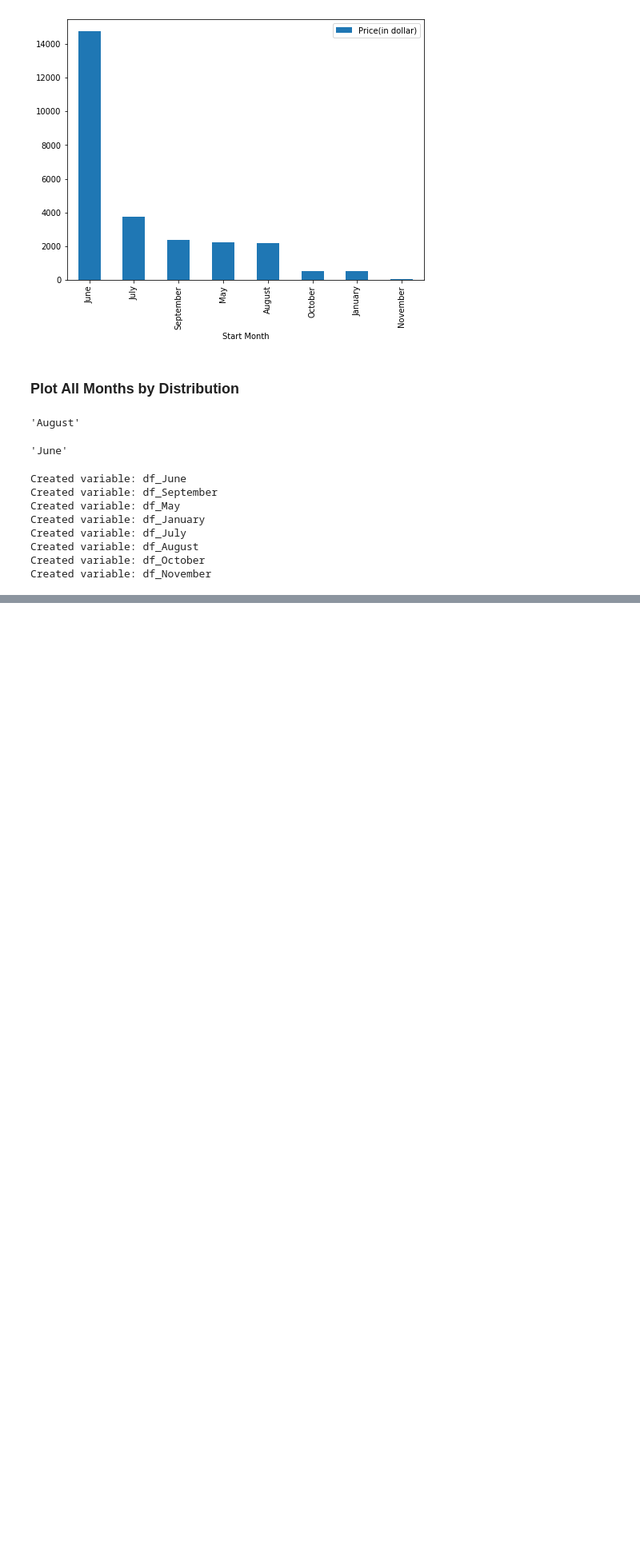
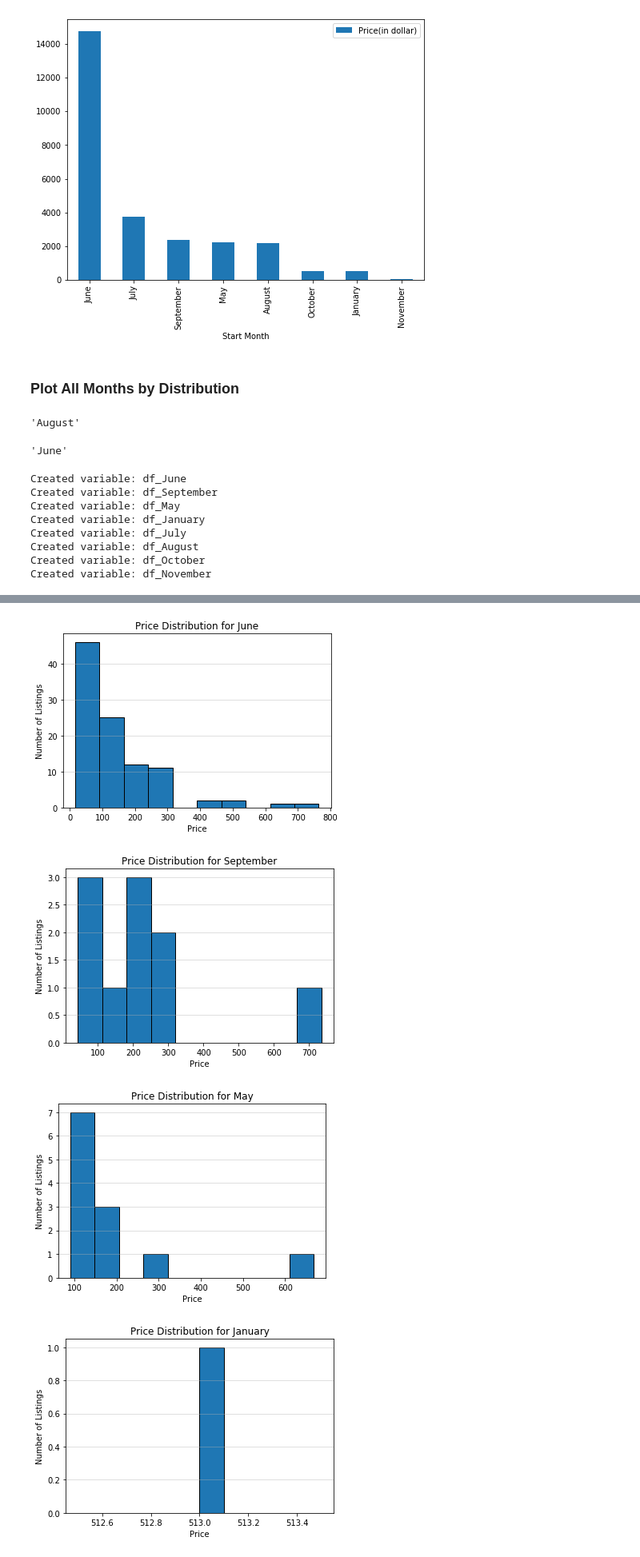
Before and after one commit to nvnehemias/airbnb-analytics-portfolio, a Jupyter notebook: airbnb-analytics-portfolio/notebooks/02_data_analysis.ipynb, the cells around one changed output, grey strips where cells are left out. Shown at 80% size. Drawn from its saved outputs; the diff is of its cells as text; code cells hidden in the pictures; blank space fills up the shorter version.

Commit message:
Adding function and histograms

```diff
--- a/airbnb-analytics-portfolio/notebooks/02_data_analysis.ipynb
+++ b/airbnb-analytics-portfolio/notebooks/02_data_analysis.ipynb
@@ -150,4 +150,14 @@ Created variable: df_August
 Created variable: df_October
 Created variable: df_November
 # %%
-def create_histo(list):
+def create_histo(list,column_name):
+    for i in range(0,len(list)):
+        df = list[i]
+        month_name = df['Start Month'].iloc[0]
+        plt.figure(figsize = (6,4))
+        plt.hist(df[column_name],bins = 10, edgecolor = "black")
+        plt.title(f"Price Distribution for {month_name}")
+        plt.xlabel('Price')
+        plt.ylabel('Number of Listings')
+        plt.grid(axis="y", alpha=0.5)
+        plt.show()
@@ -176,0 +164,7 @@ plt.show()
+# %%
+create_histo(list_dfs,'Price(in dollar)')
+# %% [output]
+[figure, added]
+[figure, added]
+[figure, added]
+[figure, added]
```
Also changed, not shown: parts of 4 cells of this notebook, 1 other file.
